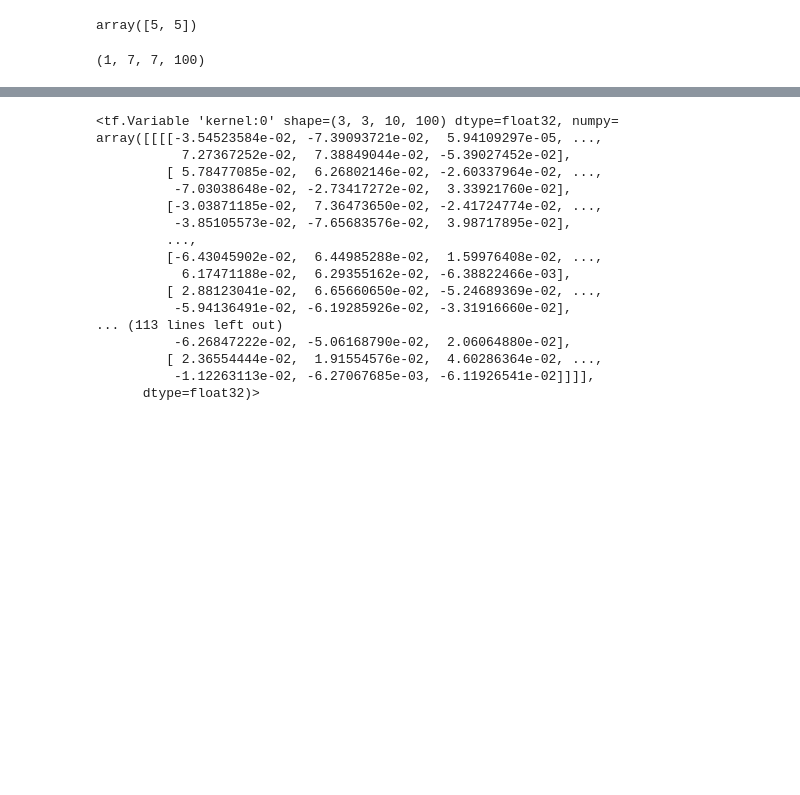
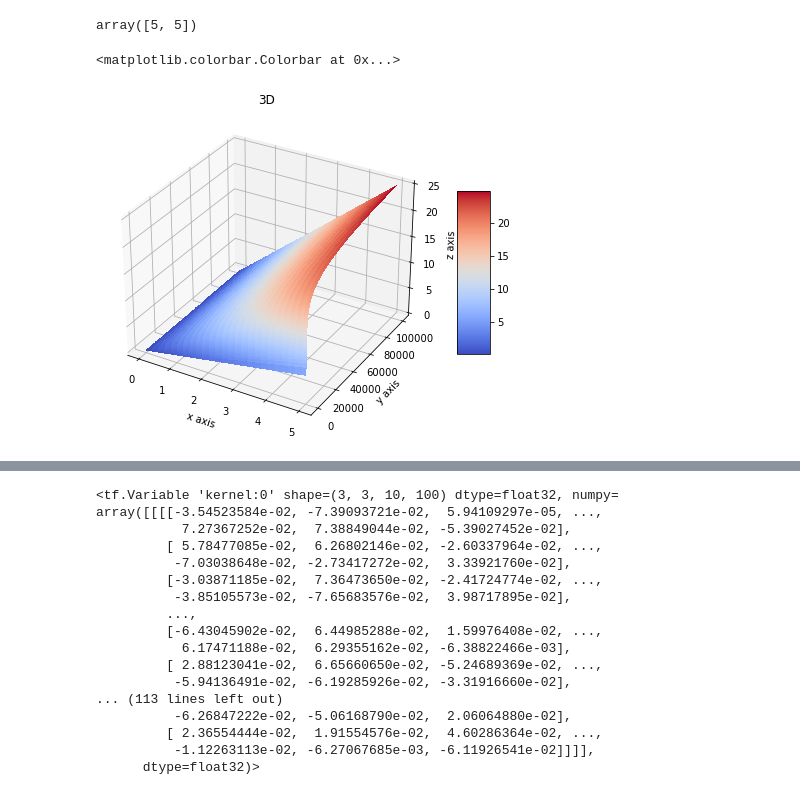
Before and after one commit to kimhwijin/custom_ml_framework, a Jupyter notebook: test.ipynb, the cells around one changed output, grey strips where cells are left out. Cells and saved outputs as stored; diff of their text form; code cells hidden in the pictures; blank space fills up the shorter version.

```diff
--- a/test.ipynb
+++ b/test.ipynb
@@ -18,7 +18,25 @@ filters = 100
 input_image_shape = input_shape[1:3]
 output_image_shape = (input_image_shape - kernel_size + 2 * padding) // strides + 1
 output_shape = (input_shape[0], *output_image_shape, filters)
-# %%
-output_shape
-# %% [output]
-(1, 7, 7, 100)
+# %%
+import matplotlib.pyplot as plt
+import numpy as np
+rating = np.linspace(0, 5, 50)
+view_count = np.linspace(0, 100000, 20000)
+xx, yy = np.meshgrid(rating, view_count)
+zz = xx * np.log10(yy+10)
+
+import matplotlib.pyplot as plt
+from mpl_toolkits.mplot3d import Axes3D
+
+fig = plt.figure(figsize=(10,6))
+ax = fig.gca(projection='3d')
+surf = ax.plot_surface(xx,yy,zz,rstride=2,cstride=2,cmap=plt.cm.coolwarm,linewidth=0.5,antialiased=False)
+ax.set_xlabel('rating')
+ax.set_ylabel('view count')
+ax.set_zlabel('score')
+plt.title('3D')
+fig.colorbar(surf,shrink=0.5,aspect=5)
+# %% [output]
+<matplotlib.colorbar.Colorbar at 0x...>
+[figure, added]
```
Also changed, not shown: parts of 5 cells of this notebook, 3 other files.
